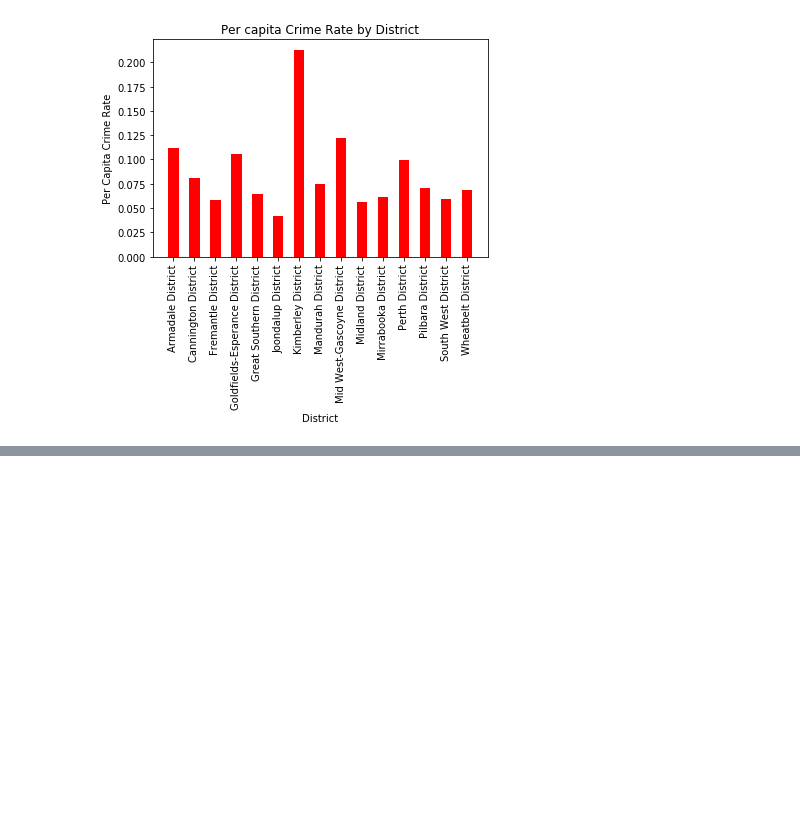
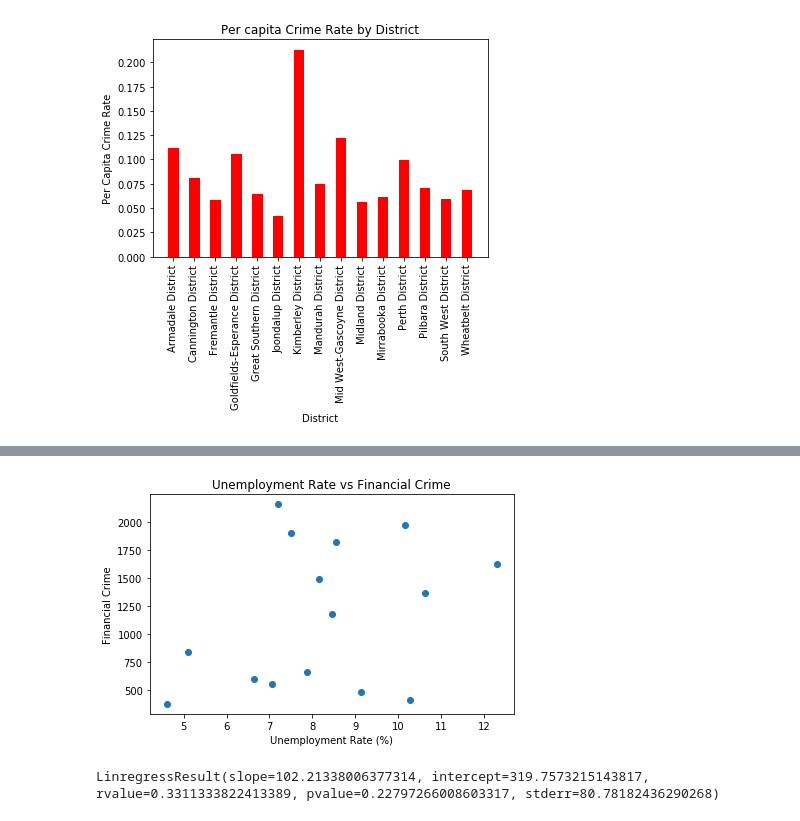
Before and after one commit to natalieddavies/BootcampProject1, a Jupyter notebook: unemployment_offences.ipynb, the cells around one changed output, grey strips where cells are left out. Saved outputs shown, nothing was run; the diff lists cells and outputs as text; code cells hidden in the pictures; blank space fills up the shorter version.

```diff
--- a/unemployment_offences.ipynb
+++ b/unemployment_offences.ipynb
@@ -273,7 +273,7 @@ df
 | 13 | South West District | 291865.0 | 656.0 | 92.0 | 2008.0 | 9931.0 | 4524.0 |
 | 14 | Wheatbelt District | 90189.0 | 595.0 | 76.0 | 866.0 | 3127.0 | 1498.0 |
 # %%
-df['Offence per capita'] = (df['FINANCIAL']+df['INCHOATE']+df['PERSONAL']+df['PROPERTY']+df['STATUTORY'])/df['Total Persons']
+df['Offence Rate (%)'] = (df['FINANCIAL']+df['INCHOATE']+df['PERSONAL']+df['PROPERTY']+df['STATUTORY'])/df['Total Persons']
 df
 # %% [output]
 | Offence Category | District | Total Persons | FINANCIAL | INCHOATE | PERSONAL | PROPERTY | STATUTORY | ... |
@@ -308,3 +306,7 @@ plt.savefig('percapita')
 plt.show()
 # %% [output]
 [figure]
+# %%
+# MERGING WITH UNEMPLOYMENT DATA AND DROPPING UNWANTED COL
+percap_merge = pd.merge(df, data_unemploy_update, how="left", on="District")
+percap_merge
@@ -310,0 +355,17 @@ plt.show()
+# %%
+unemploy_rate=percap_merge['Unemployment Rate (%)']
+financial=percap_merge['FINANCIAL']
+plt.scatter(unemploy_rate,financial)
+
+plt.title('Unemployment Rate vs Financial Crime')
+plt.xlabel('Unemployment Rate (%)')
+plt.ylabel('Financial Crime')
+plt.tight_layout()
+plt.show()
+# %% [output]
+[figure, added]
+# %%
+linear_regression = st.linregress(unemploy_rate,financial)
+linear_regression
+# %% [output]
+LinregressResult(slope=102.21338006377314, intercept=319.7573215143817, rvalue=0.3311333822413389, pvalue=0.22797266008603317, stderr=80.78182436290268)
```
Also changed, not shown: parts of 13 cells of this notebook, 1 other file.
